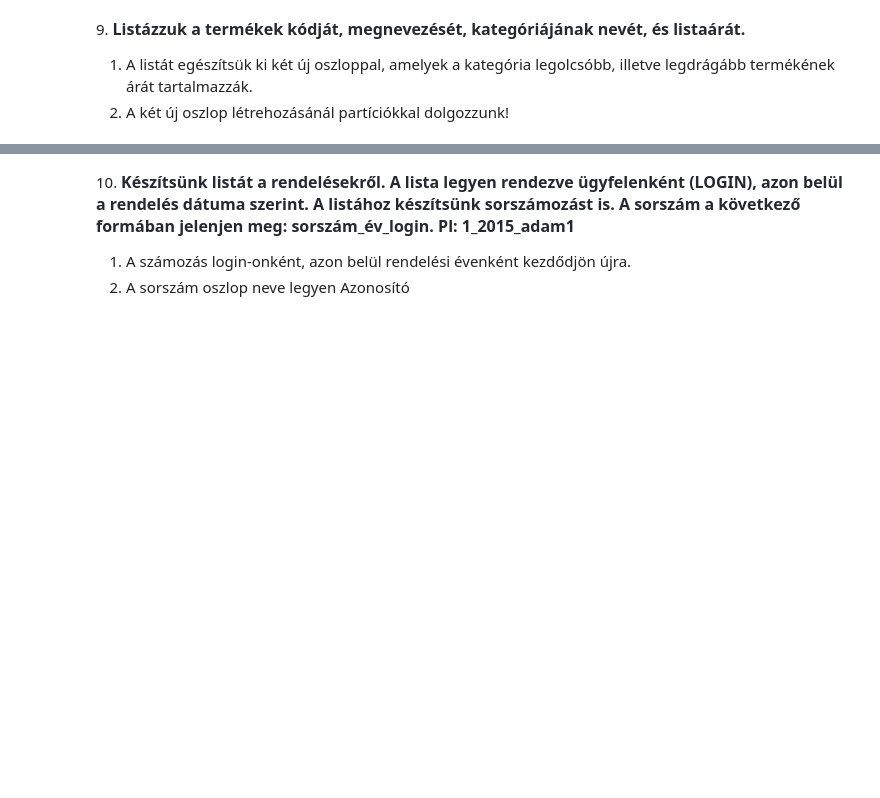
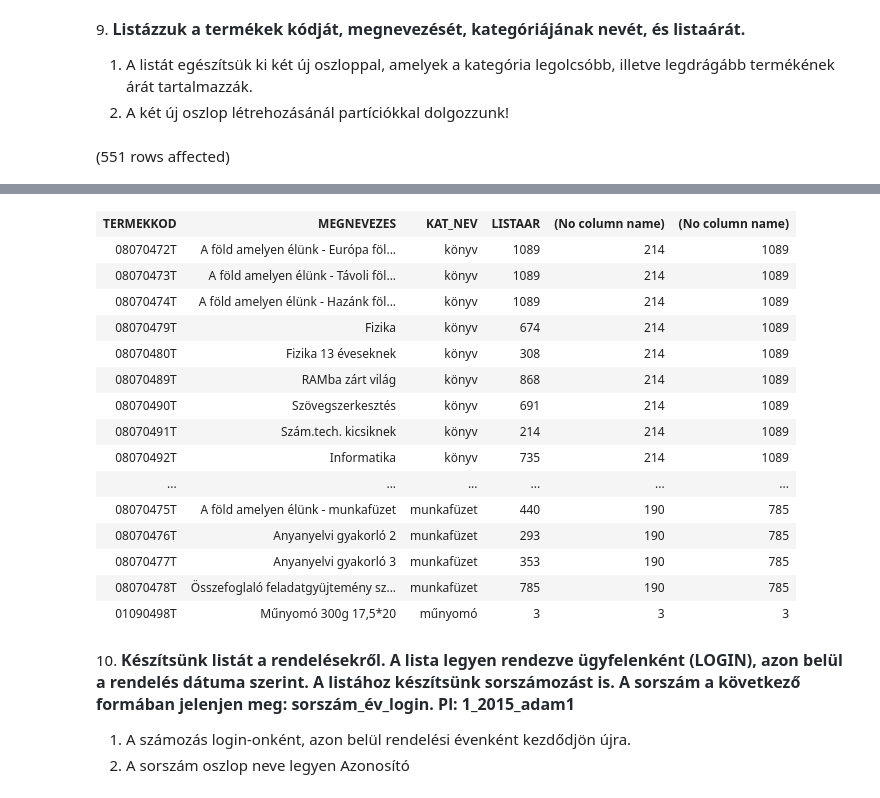
Before and after one commit to ChubbyP1/adatbazis_bce, a Jupyter notebook: gyakorlat05_feladatok.ipynb, the cells around one changed output, grey strips where cells are left out. Saved outputs shown, nothing was run; the diff lists cells and outputs as text; code cells hidden in the pictures; blank space fills up the shorter version.

Commit message:
otodik_feladat(9.)

```diff
--- a/gyakorlat05_feladatok.ipynb
+++ b/gyakorlat05_feladatok.ipynb
@@ -79,3 +79,15 @@ WHERE   EGYSEGAR > 100
 
 1. A listát egészítsük ki két új oszloppal, amelyek a kategória legolcsóbb, illetve legdrágább termékének árát tartalmazzák.
 2. A két új oszlop létrehozásánál partíciókkal dolgozzunk!
+# %%
+SELECT  t.TERMEKKOD,
+        t.MEGNEVEZES,
+        tk.KAT_NEV,
+        t.LISTAAR,
+        -- legolcsóbb
+        MIN(t.LISTAAR) OVER(PARTITION BY tk.KAT_ID),
+        -- legdrágább
+        MAX(t.LISTAAR) OVER(PARTITION BY tk.KAT_ID)
+FROM    Termek t JOIN Termekkategoria tk ON t.KAT_ID = tk.KAT_ID
+# %% [output]
+(551 rows affected)
@@ -82,3 +95,19 @@ WHERE   EGYSEGAR > 100
+| TERMEKKOD | MEGNEVEZES | KAT_NEV | LISTAAR | (No column name) | (No column name) |
+| 08070472T | A föld amelyen élünk - Európa föl... | könyv | 1089 | 214 | 1089 |
+| 08070473T | A föld amelyen élünk - Távoli föl... | könyv | 1089 | 214 | 1089 |
+| 08070474T | A föld amelyen élünk - Hazánk föl... | könyv | 1089 | 214 | 1089 |
+| 08070479T | Fizika | könyv | 674 | 214 | 1089 |
+| 08070480T | Fizika 13 éveseknek | könyv | 308 | 214 | 1089 |
+| 08070489T | RAMba zárt világ | könyv | 868 | 214 | 1089 |
+| 08070490T | Szövegszerkesztés | könyv | 691 | 214 | 1089 |
+| 08070491T | Szám.tech. kicsiknek | könyv | 214 | 214 | 1089 |
+| 08070492T | Informatika | könyv | 735 | 214 | 1089 |
+| ... | ... | ... | ... | ... | ... |
+| 08070475T | A föld amelyen élünk - munkafüzet | munkafüzet | 440 | 190 | 785 |
+| 08070476T | Anyanyelvi gyakorló 2 | munkafüzet | 293 | 190 | 785 |
+| 08070477T | Anyanyelvi gyakorló 3 | munkafüzet | 353 | 190 | 785 |
+| 08070478T | Összefoglaló feladatgyüjtemény sz... | munkafüzet | 785 | 190 | 785 |
+| 01090498T | Műnyomó 300g 17,5*20 | műnyomó | 3 | 3 | 3 |
 # %% [markdown]
 10. <span style="font-weight: 600; color: rgb(36, 41, 47); font-family: -apple-system, BlinkMacSystemFont, &quot;Segoe UI&quot;, Helvetica, Arial, sans-serif, &quot;Apple Color Emoji&quot;, &quot;Segoe UI Emoji&quot;; font-size: 16px;">Készítsünk listát a rendelésekről. A lista legyen rendezve ügyfelenként (LOGIN), azon belül a rendelés dátuma szerint. A listához készítsünk sorszámozást is. A sorszám a következő formában jelenjen meg: sorszám_év_login. Pl: 1_2015_adam1</span>
 
```
Also changed, not shown: parts of 1 cell of this notebook.
